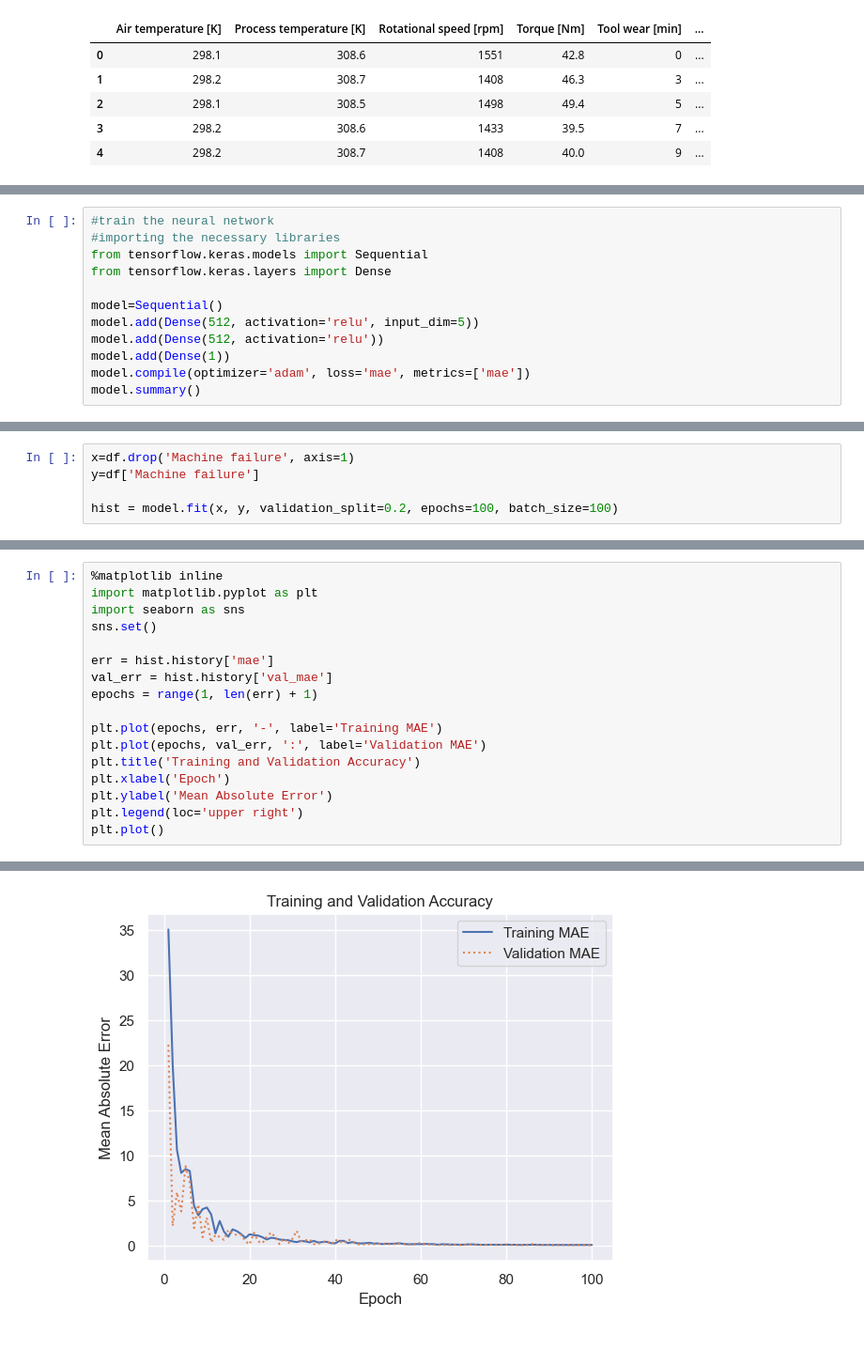
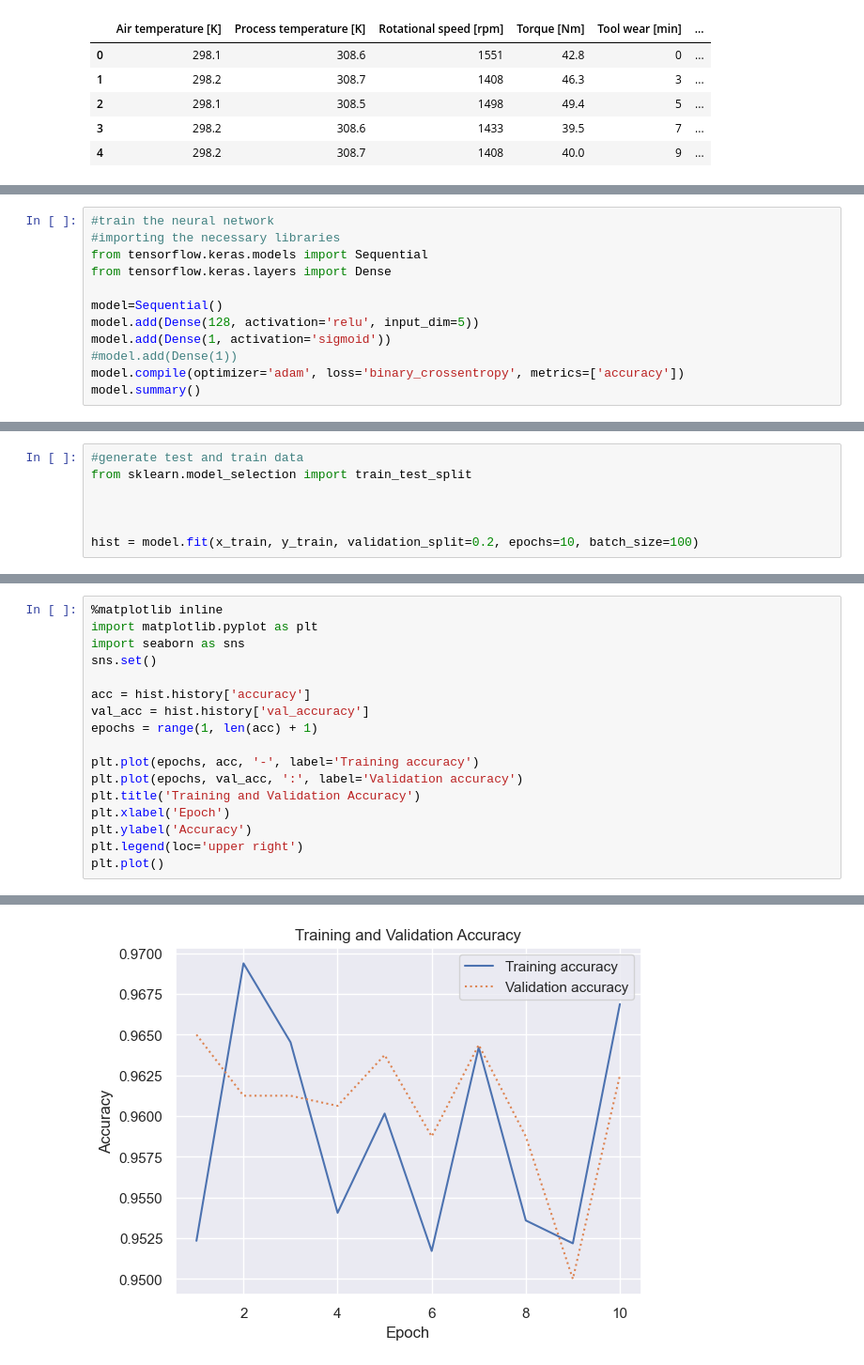
Before and after one commit to Djauvel/AML_Miniproject, a Jupyter notebook: ANN.ipynb, the cells around one changed output, grey strips where cells are left out. Shown: that part at 94% size. Drawn from its saved outputs; the diff is of its cells as text.

```diff
--- a/ANN.ipynb
+++ b/ANN.ipynb
@@ -53,9 +84,9 @@ from tensorflow.keras.models import Sequential
 from tensorflow.keras.layers import Dense
 
 model=Sequential()
-model.add(Dense(512, activation='relu', input_dim=5))
-model.add(Dense(512, activation='relu'))
-model.add(Dense(1))
-model.compile(optimizer='adam', loss='mae', metrics=['mae'])
+model.add(Dense(128, activation='relu', input_dim=5))
+model.add(Dense(1, activation='sigmoid'))
+#model.add(Dense(1))
+model.compile(optimizer='adam', loss='binary_crossentropy', metrics=['accuracy'])
 model.summary()
 # %% [output]
@@ -74,6 +103 @@ Model: "sequential_3"
  Non-trainable params: 0 (0.00 B)
-# %%
-x=df.drop('Machine failure', axis=1)
-y=df['Machine failure']
-
-hist = model.fit(x, y, validation_split=0.2, epochs=100, batch_size=100)
@@ -97,0 +104,7 @@ Epoch 100/100
+# %%
+#generate test and train data
+from sklearn.model_selection import train_test_split
+
+
+
+hist = model.fit(x_train, y_train, validation_split=0.2, epochs=10, batch_size=100)
@@ -98,20 +132,20 @@ Epoch 100/100
 # %%
 %matplotlib inline
 import matplotlib.pyplot as plt
 import seaborn as sns
 sns.set()
 
-err = hist.history['mae']
-val_err = hist.history['val_mae']
-epochs = range(1, len(err) + 1)
+acc = hist.history['accuracy']
+val_acc = hist.history['val_accuracy']
+epochs = range(1, len(acc) + 1)
 
-plt.plot(epochs, err, '-', label='Training MAE')
-plt.plot(epochs, val_err, ':', label='Validation MAE')
+plt.plot(epochs, acc, '-', label='Training accuracy')
+plt.plot(epochs, val_acc, ':', label='Validation accuracy')
 plt.title('Training and Validation Accuracy')
 plt.xlabel('Epoch')
-plt.ylabel('Mean Absolute Error')
+plt.ylabel('Accuracy')
 plt.legend(loc='upper right')
 plt.plot()
 # %% [output]
 []
-[figure, old version]
+[figure, new version]
```
Also changed, not shown: parts of 5 cells of this notebook.
